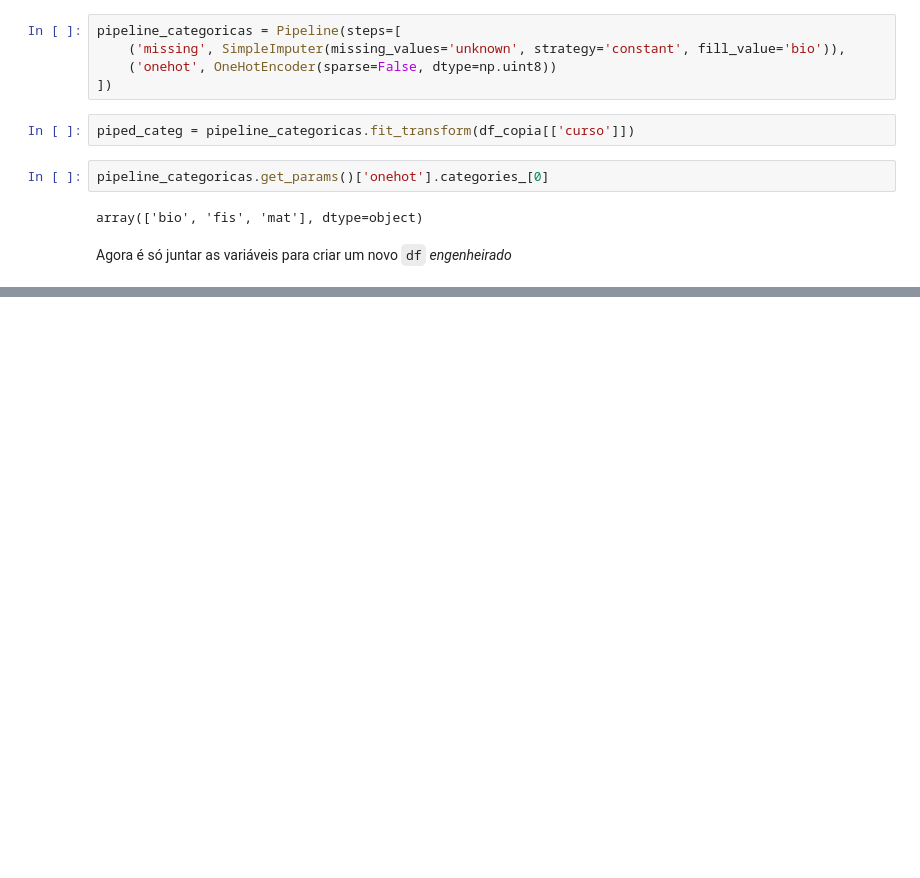
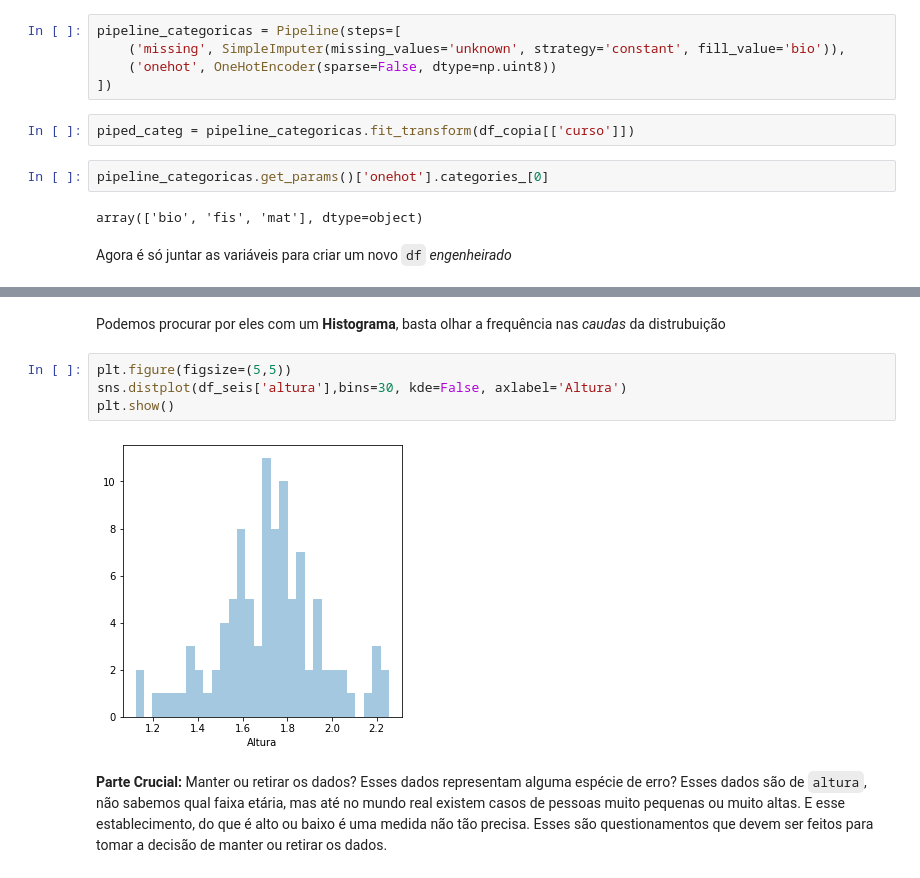
Before and after one commit to mikaelcordeiro/semanas, a Jupyter notebook: semana7/teoria.ipynb, the cells around one changed output, grey strips where cells are left out. Drawn from its saved outputs; the diff is of its cells as text; blank space fills up the shorter version.

```diff
--- a/semana7/teoria.ipynb
+++ b/semana7/teoria.ipynb
@@ -369,0 +414,10 @@ Teremos que lidar com eles
+# %% [markdown]
+Podemos procurar por eles com um **Histograma**, basta olhar a frequência nas *caudas* da distrubuição
+# %%
+plt.figure(figsize=(5,5))
+sns.distplot(df_seis['altura'],bins=30, kde=False, axlabel='Altura')
+plt.show()
+# %% [output]
+[figure, added]
+# %% [markdown]
+**Parte Crucial:** Manter ou retirar os dados? Esses dados representam alguma espécie de erro? Esses dados são de `altura`, não sabemos qual faixa etária, mas até no mundo real existem casos de pessoas muito pequenas ou muito altas. E esse establecimento, do que é alto ou baixo é uma medida não tão precisa. Esses são questionamentos que devem ser feitos para tomar a decisão de manter ou retirar os dados.
```
Also changed, not shown: parts of 26 cells of this notebook.
